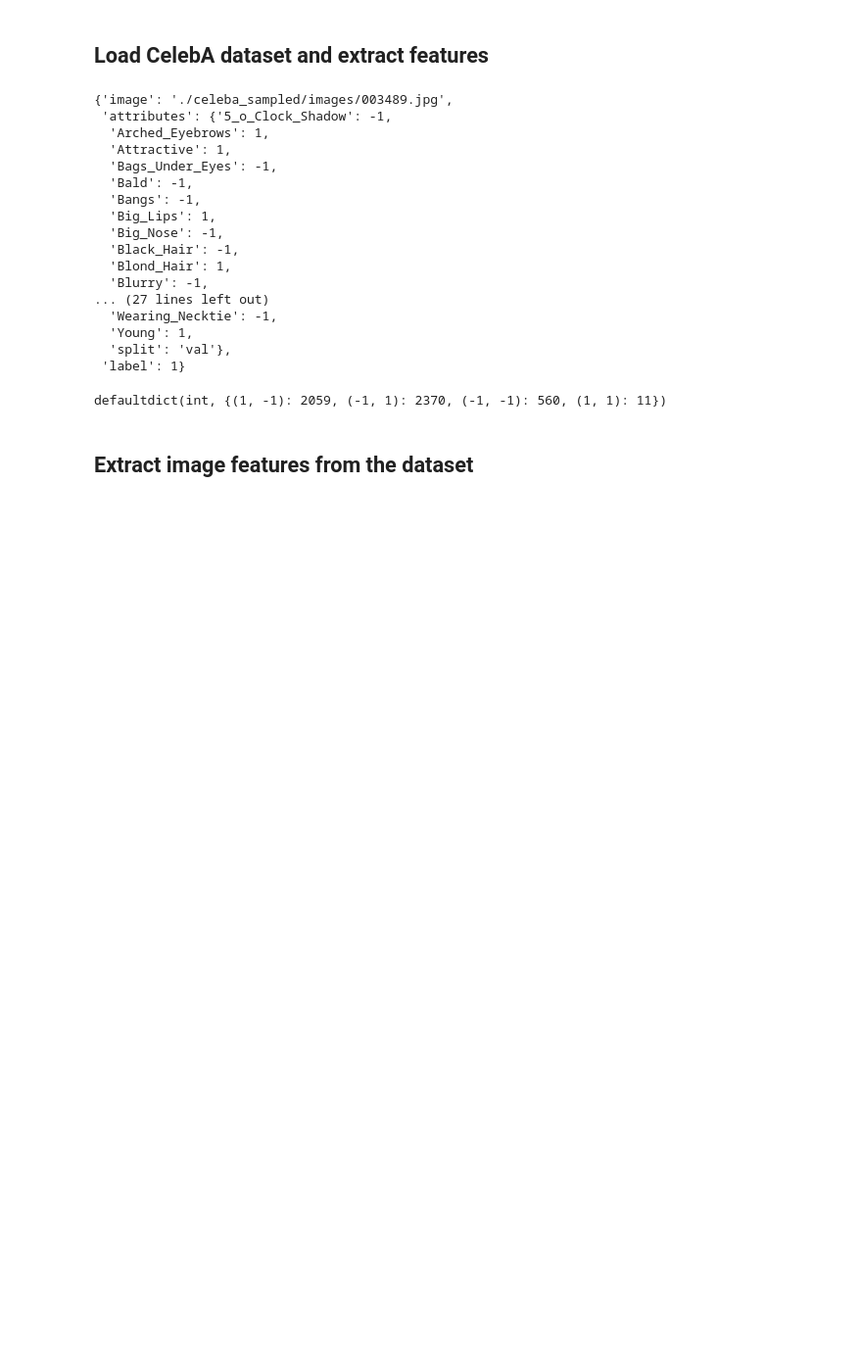
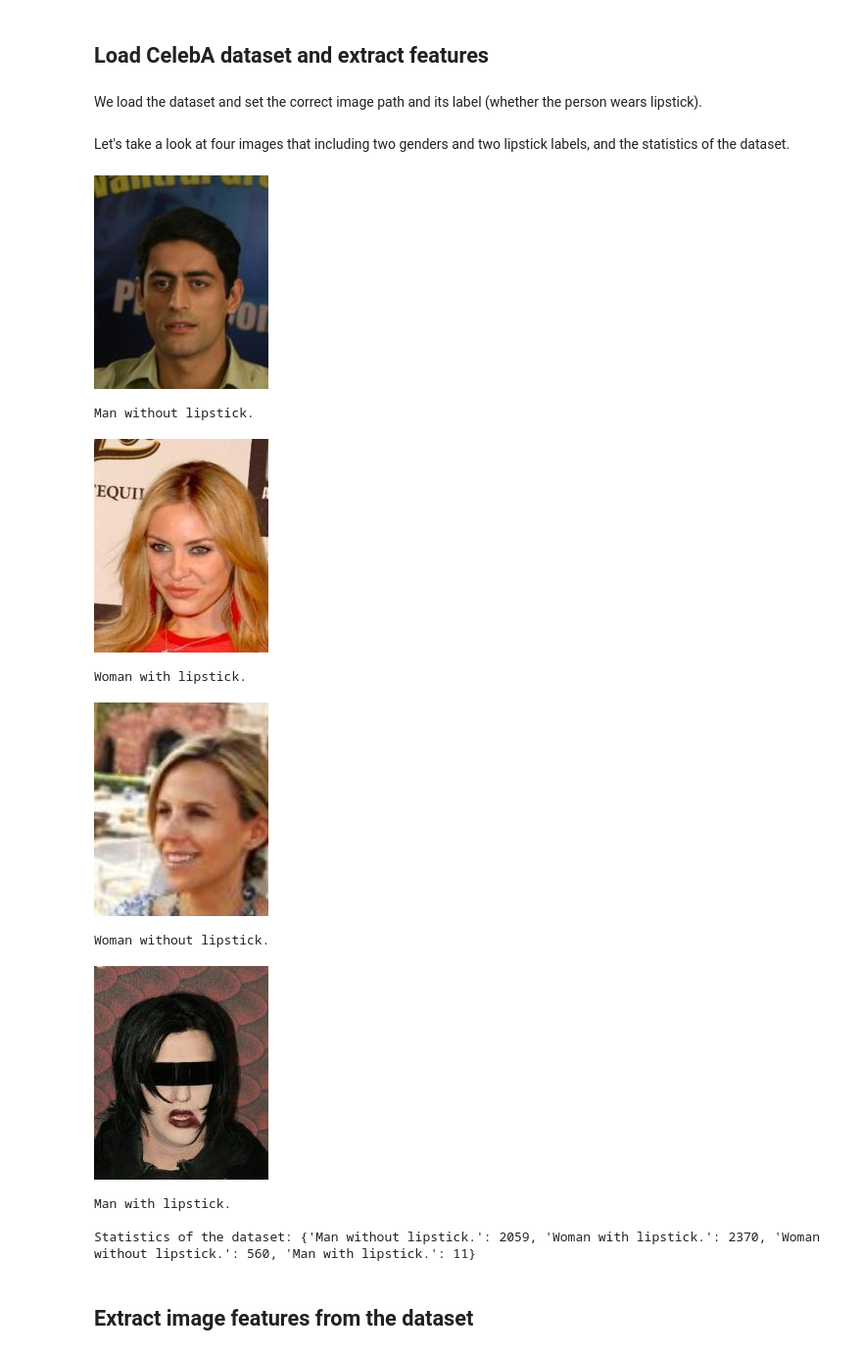
Before and after one commit to yuhui-zh15/model_audit, a Jupyter notebook: src/tutorial.ipynb, the cells around one changed output. Shown at 98% size. Drawn from its saved outputs; the diff is of its cells as text; code cells hidden in the pictures; blank space fills up the shorter version.

```diff
--- a/src/tutorial.ipynb
+++ b/src/tutorial.ipynb
@@ -39,6 +42,8 @@ from models import Linear
 base_path = "./celeba_sampled"
 # %% [markdown]
 ## Load CelebA dataset and extract features
+# %% [markdown]
+We load the dataset and set the correct image path and its label (whether the person wears lipstick).
 # %%
 data = [json.loads(line) for line in open(f"{base_path}/attributes.jsonl")]
 for item in data:
@@ -50,34 +55,35 @@ train_idxs = [
     i for i, item in enumerate(data) if item["attributes"]["split"] == "train"
 ]
 val_idxs = [i for i, item in enumerate(data) if item["attributes"]["split"] == "val"]
-# %%
-item
-# %% [output]
-{'image': './celeba_sampled/images/003489.jpg',
- 'attributes': {'5_o_Clock_Shadow': -1,
-  'Arched_Eyebrows': 1,
-  'Attractive': 1,
-  'Bags_Under_Eyes': -1,
-  'Bald': -1,
-  'Bangs': -1,
-  'Big_Lips': 1,
-  'Big_Nose': -1,
-  'Black_Hair': -1,
-  'Blond_Hair': 1,
-  'Blurry': -1,
-... (27 lines left out)
-  'Wearing_Necktie': -1,
-  'Young': 1,
-  'split': 'val'},
- 'label': 1}
-# %%
-counts = defaultdict(int)
-for item in data:
-    attributes = item["attributes"]
-    counts[(attributes["Male"], attributes["Wearing_Lipstick"])] += 1
-
-counts
-# %% [output]
-defaultdict(int, {(1, -1): 2059, (-1, 1): 2370, (-1, -1): 560, (1, 1): 11})
+# %% [markdown]
+Let's take a look at four images that including two genders and two lipstick labels, and the statistics of the dataset.
+# %%
+# Let's take a look at four images that including two genders and two lipstick labels.
+showed_images = set()
+counts = defaultdict(int)
+for item in data:
+    image = Image.open(item["image"])
+    gender = "Man" if item["attributes"]["Male"] == 1 else "Woman"
+    lipstick = "with lipstick" if item["attributes"]["Wearing_Lipstick"] == 1 else "without lipstick"
+    counts[f"{gender} {lipstick}."] += 1
+    if (gender, lipstick) in showed_images:
+        continue
+    display(image)
+    print(f"{gender} {lipstick}.")
+    showed_images.add((gender, lipstick))
+
+print()
+print("Statistics of the dataset:", dict(counts))
+# %% [output]
+[figure, added]
+Man without lipstick.
+[figure, added]
+Woman with lipstick.
+[figure, added]
+Woman without lipstick.
+[figure, added]
+Man with lipstick.
+
+Statistics of the dataset: {'Man without lipstick.': 2059, 'Woman with lipstick.': 2370, 'Woman without lipstick.': 560, 'Man with lipstick.': 11}
 # %% [markdown]
 ## Extract image features from the dataset
```
Also changed, not shown: parts of 15 cells of this notebook.
